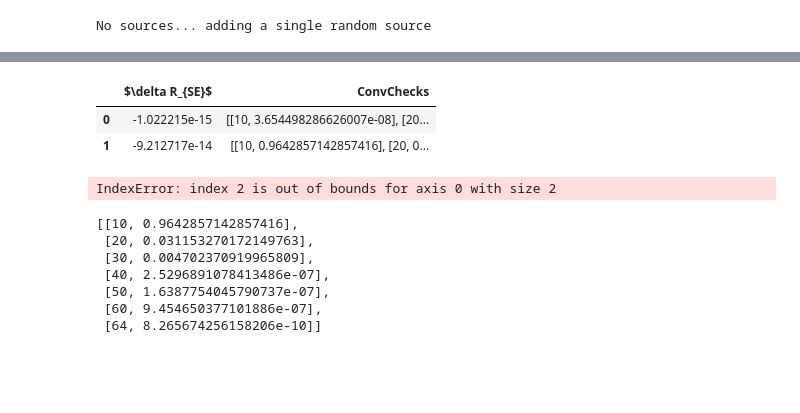
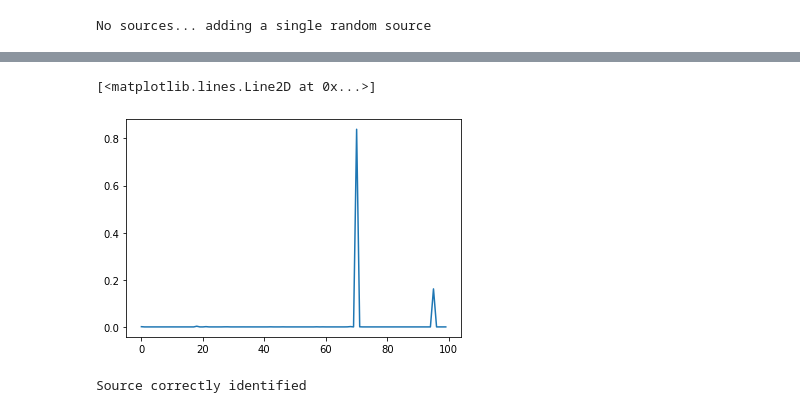
Before and after one commit to SPOC-group/bpepi, a Jupyter notebook: examples/demo.ipynb, the cells around one changed output, grey strips where cells are left out. Saved outputs shown, nothing was run; the diff lists cells and outputs as text; code cells hidden in the pictures; blank space fills up the shorter version.

```diff
--- a/examples/demo.ipynb
+++ b/examples/demo.ipynb
@@ -35,5 +35,5 @@ if (N<500) : nx.draw(G)
 # %%
-snn = simulate_one_detSIR(G, s_type = "delta", S = 0.0, mask = ["SI"], T_max=100)
+snn = np.array(simulate_one_detSIR(G, s_type = "delta", S = 0.0, mask = ["SI"], T_max=100))
 # %% [output]
 No sources... adding a single random source
 # %%
@@ -47,5 +46,9 @@ contacts = generate_contacts(G,T,lam)
+# %%
+from gen import generate_sensors_obs
+num_obs = 10
+obs = generate_sensors_obs(snn, o_type="n_obs", M=num_obs)
 # %%
-fg_ = fg.FactorGraph(N,T,contacts,[],delta=1/N)
+fg_ = fg.FactorGraph(N,T,contacts,obs,delta=1/N)
 # %%
 fg_.update(maxit=1000)
 # %% [output]
@@ -94,2 +57,0 @@ fg_.update(maxit=1000)
-# %%
-marg = fg_.marginals()
@@ -125,10 +57,0 @@ with lzma.open(load_dir + filename, "rb") as f:
-# %%
-data.iloc[:,-2:]
-# %% [output]
-|  | $\delta R_{SE}$ | ConvChecks |
-| 0 | -1.022215e-15 | [[10, 3.654498286626007e-08], [20... |
-| 1 | -9.212717e-14 | [[10, 0.9642857142857416], [20, 0... |
-# %%
-data["ConvChecks"].values[2]
-# %% [output]
-IndexError: index 2 is out of bounds for axis 0 with size 2
@@ -137,10 +58,12 @@ a = np.asarray(data["ConvChecks"].values)
-# %%
-a.transpose()[1]
-# %% [output]
-[[10, 0.9642857142857416],
- [20, 0.031153270172149763],
- [30, 0.004702370919965809],
- [40, 2.5296891078413486e-07],
- [50, 1.6387754045790737e-07],
- [60, 9.454650377101886e-07],
- [64, 8.265674256158206e-10]]
+# %%
+# Plotting the probability of each node to be infected at the starting time (probability to be the source)
+plt.plot(marg[:,0])
+# %% [output]
+[<matplotlib.lines.Line2D at 0x...>]
+[figure, added]
+# %%
+if snn[:,int(np.argmax(marg[:,0]))][0]==1:
+    print("Source correctly identified")
+else: print("Source not identified")
+# %% [output]
+Source correctly identified
```
Also changed, not shown: parts of 26 cells of this notebook.
